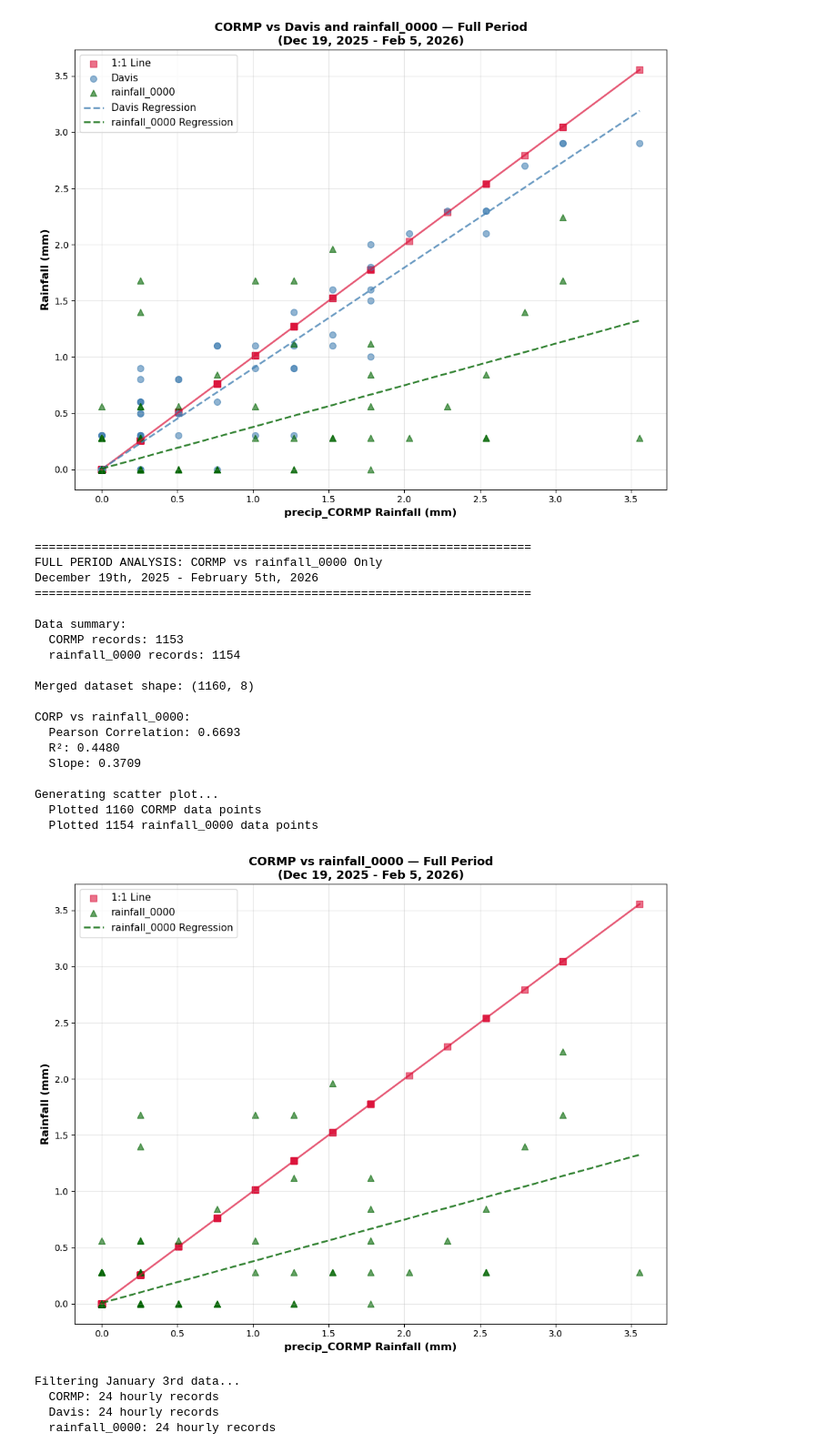
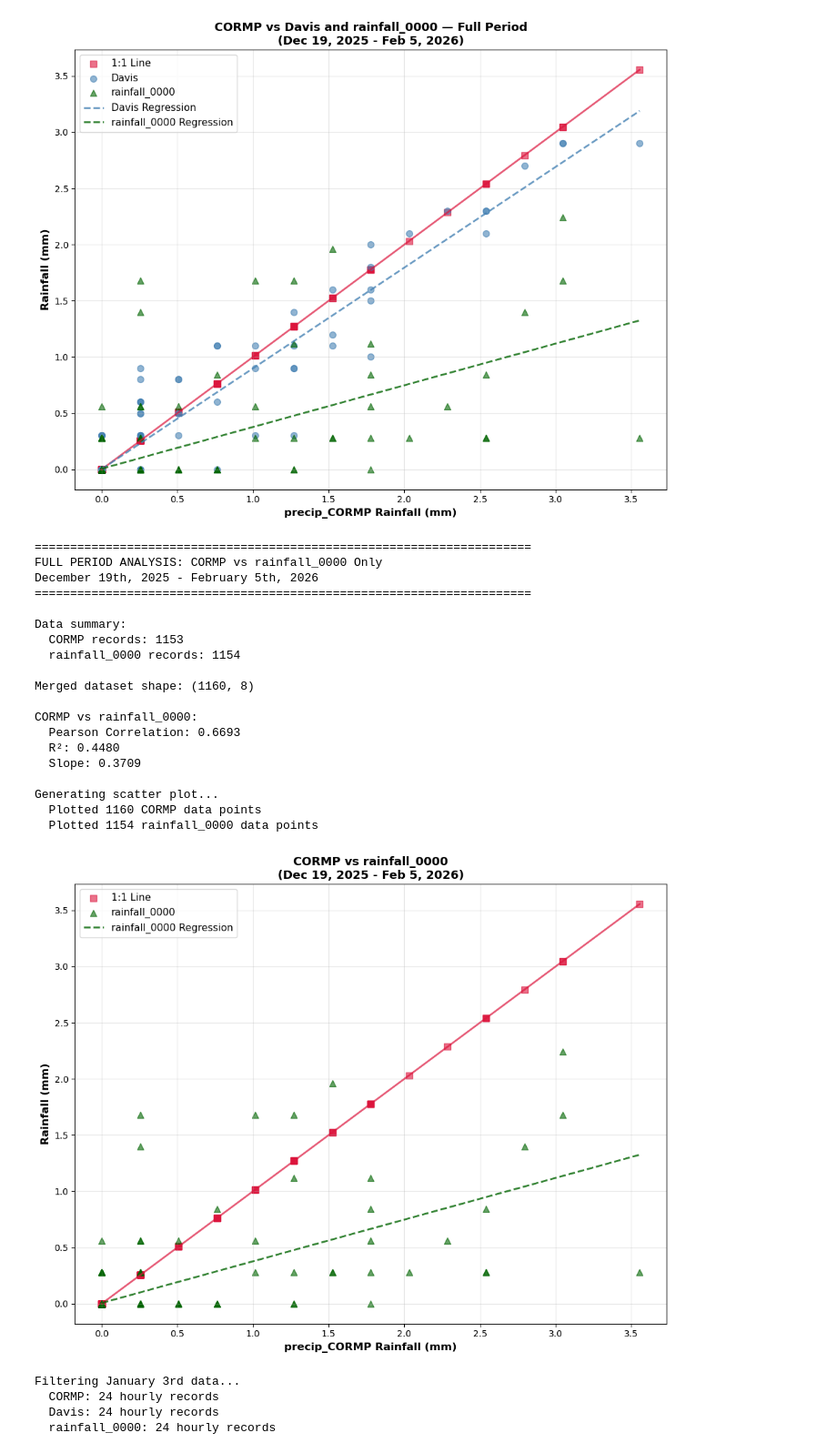
Before and after one commit to COAST-Lab/Open-Water-Level-and-Rainfall-Sensor, a Jupyter notebook: Data Analysis/rainfallAnalysis.ipynb, the cells around one changed output. Shown at 91% size. Drawn from its saved outputs; the diff is of its cells as text; code cells hidden in the pictures.

```diff
--- a/Data Analysis/rainfallAnalysis.ipynb
+++ b/Data Analysis/rainfallAnalysis.ipynb
@@ -355,7 +367,7 @@ if not merged_rain0_only.empty:
         corr_cr_only = cormp_rain0_data_only['rain_mm_cormp'].corr(cormp_rain0_data_only['rain_mm_rain0'])
         r2_cr_only = corr_cr_only**2
         slope_cr_only, intercept_cr_only, _, _, _ = stats.linregress(cormp_rain0_data_only['rain_mm_cormp'], cormp_rain0_data_only['rain_mm_rain0'])
-        print(f"\nCORP vs rainfall_0000:")
+        print(f"\nCORMP vs rainfall_0000:")
         print(f"  Pearson Correlation: {corr_cr_only:.4f}")
         print(f"  R²: {r2_cr_only:.4f}")
         print(f"  Slope: {slope_cr_only:.4f}")
@@ -397,36 +409,36 @@ if not merged_rain0_only.empty:
         # rainfall_0000 regression line
         if not cormp_rain0_data_only.empty:
             y_rain0_only = slope_cr_only * x_line_rain0 + intercept_cr_only
             plt.plot(x_line_rain0, y_rain0_only, color='darkgreen', linewidth=2, alpha=0.8, linestyle='--', label='rainfall_0000 Regression')
 
 plt.xlabel('precip_CORMP Rainfall (mm)', fontsize=12, fontweight='bold')
 plt.ylabel('Rainfall (mm)', fontsize=12, fontweight='bold')
-plt.title('CORMP vs rainfall_0000 — Full Period\n(Dec 19, 2025 - Feb 5, 2026)', fontsize=13, fontweight='bold')
+plt.title('CORMP vs rainfall_0000\n(Dec 19, 2025 - Feb 5, 2026)', fontsize=13, fontweight='bold')
 plt.legend(loc='upper left', fontsize=11)
 plt.grid(True, alpha=0.3)
 plt.tight_layout()
 plt.show()
 # %% [output]
 ======================================================================
 FULL PERIOD ANALYSIS: CORMP vs rainfall_0000 Only
 December 19th, 2025 - February 5th, 2026
 ======================================================================
 
 Data summary:
   CORMP records: 1153
   rainfall_0000 records: 1154
 
 Merged dataset shape: (1160, 8)
 
-CORP vs rainfall_0000:
+CORMP vs rainfall_0000:
   Pearson Correlation: 0.6693
   R²: 0.4480
   Slope: 0.3709
 
 Generating scatter plot...
   Plotted 1160 CORMP data points
   Plotted 1154 rainfall_0000 data points
-[figure, old version]
+[figure, new version]
 # %%
 
 # View of January 3rd, 2026 — All three sensors
```
Also changed, not shown: parts of 4 cells of this notebook, 3 other files.
